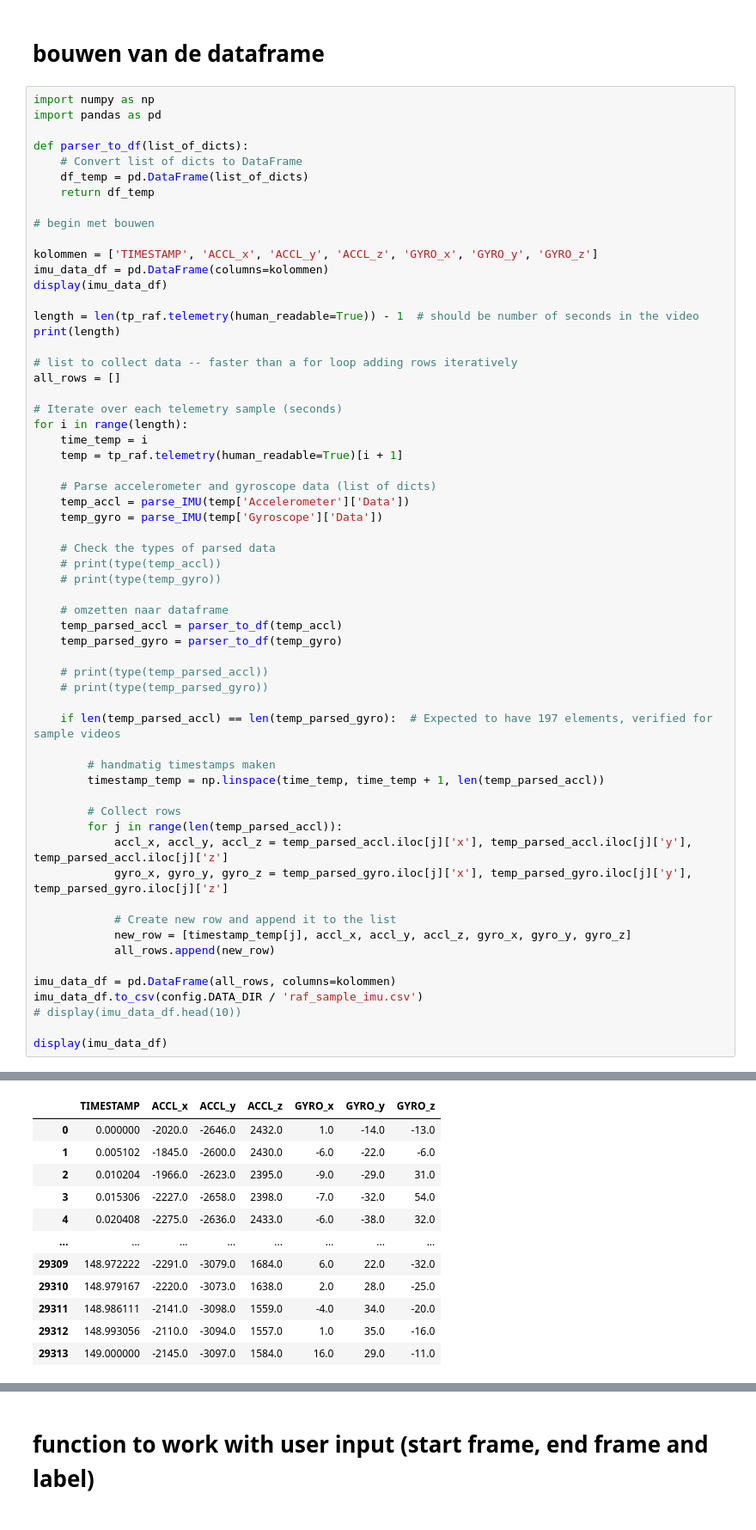
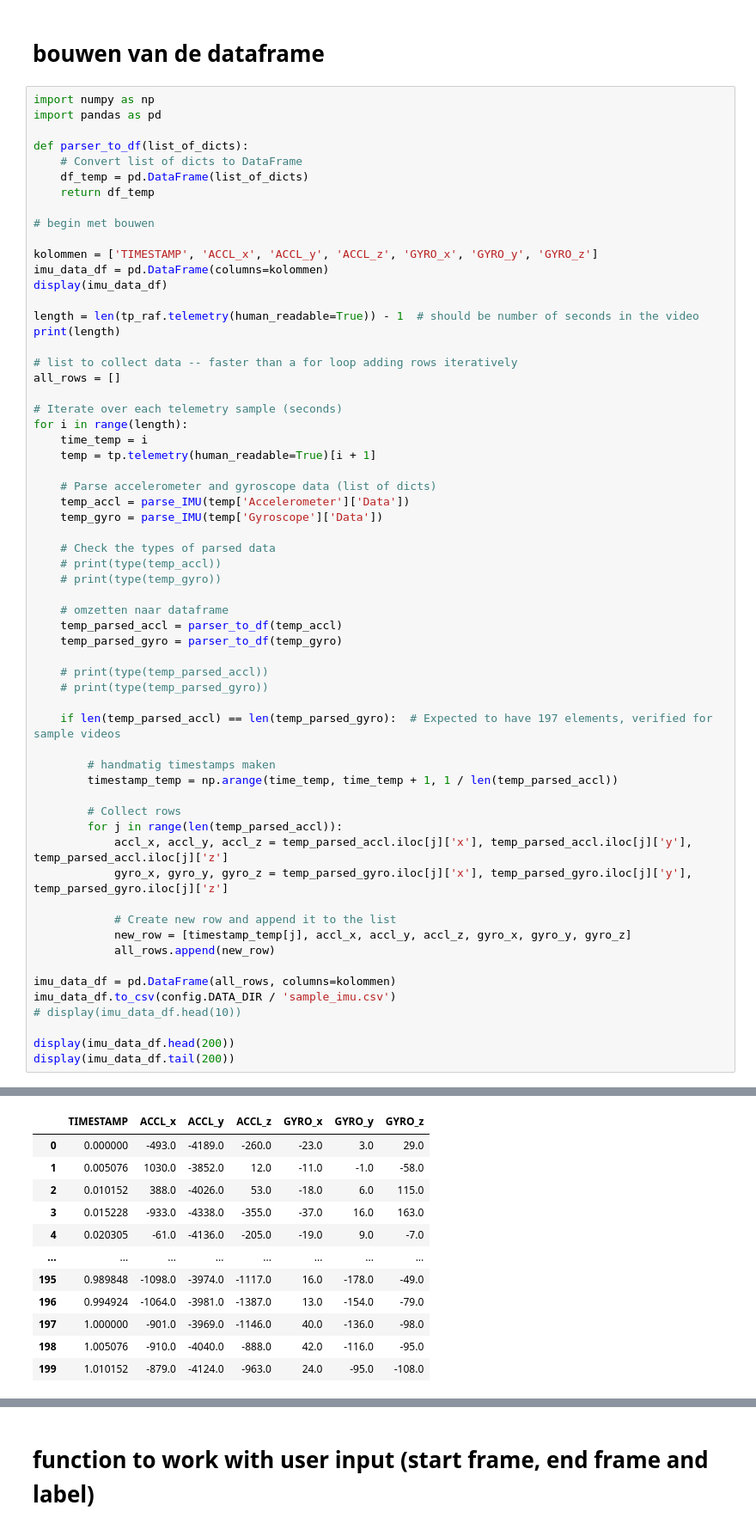
Before and after one commit to Interactive-Telemetry-for-Design/interactive-telemetry-for-design, a Jupyter notebook: notebooks/gpmf_extraction.ipynb, the cells around one changed output, grey strips where cells are left out. Shown at 86% size. Drawn from its saved outputs; the diff is of its cells as text.

Commit message:
fixed linspace to arange
stupid numpy

```diff
--- a/notebooks/gpmf_extraction.ipynb
+++ b/notebooks/gpmf_extraction.ipynb
@@ -116,7 +116,7 @@ all_rows = []
 # Iterate over each telemetry sample (seconds)
 for i in range(length):
     time_temp = i
-    temp = tp_raf.telemetry(human_readable=True)[i + 1]
+    temp = tp.telemetry(human_readable=True)[i + 1]
 
     # Parse accelerometer and gyroscope data (list of dicts)
     temp_accl = parse_IMU(temp['Accelerometer']['Data'])
@@ -126,44 +126,45 @@ for i in range(length):
     # print(type(temp_accl))
     # print(type(temp_gyro))
 
     # omzetten naar dataframe
     temp_parsed_accl = parser_to_df(temp_accl)
     temp_parsed_gyro = parser_to_df(temp_gyro)
 
     # print(type(temp_parsed_accl))
     # print(type(temp_parsed_gyro))
 
     if len(temp_parsed_accl) == len(temp_parsed_gyro):  # Expected to have 197 elements, verified for sample videos
 
         # handmatig timestamps maken
-        timestamp_temp = np.linspace(time_temp, time_temp + 1, len(temp_parsed_accl))
+        timestamp_temp = np.arange(time_temp, time_temp + 1, 1 / len(temp_parsed_accl))
 
         # Collect rows
         for j in range(len(temp_parsed_accl)):
             accl_x, accl_y, accl_z = temp_parsed_accl.iloc[j]['x'], temp_parsed_accl.iloc[j]['y'], temp_parsed_accl.iloc[j]['z']
             gyro_x, gyro_y, gyro_z = temp_parsed_gyro.iloc[j]['x'], temp_parsed_gyro.iloc[j]['y'], temp_parsed_gyro.iloc[j]['z']
 
             # Create new row and append it to the list
             new_row = [timestamp_temp[j], accl_x, accl_y, accl_z, gyro_x, gyro_y, gyro_z]
             all_rows.append(new_row)
 
 imu_data_df = pd.DataFrame(all_rows, columns=kolommen)
-imu_data_df.to_csv(config.DATA_DIR / 'raf_sample_imu.csv')
+imu_data_df.to_csv(config.DATA_DIR / 'sample_imu.csv')
 # display(imu_data_df.head(10))
 
-display(imu_data_df)
+display(imu_data_df.head(200))
+display(imu_data_df.tail(200))
 # %% [output]
 |  | TIMESTAMP | ACCL_x | ACCL_y | ACCL_z | GYRO_x | GYRO_y | GYRO_z |
 149
 |  | TIMESTAMP | ACCL_x | ACCL_y | ACCL_z | GYRO_x | GYRO_y | GYRO_z |
-| 0 | 0.000000 | -2020.0 | -2646.0 | 2432.0 | 1.0 | -14.0 | -13.0 |
-| 1 | 0.005102 | -1845.0 | -2600.0 | 2430.0 | -6.0 | -22.0 | -6.0 |
-| 2 | 0.010204 | -1966.0 | -2623.0 | 2395.0 | -9.0 | -29.0 | 31.0 |
-| 3 | 0.015306 | -2227.0 | -2658.0 | 2398.0 | -7.0 | -32.0 | 54.0 |
-| 4 | 0.020408 | -2275.0 | -2636.0 | 2433.0 | -6.0 | -38.0 | 32.0 |
+| 0 | 0.000000 | -493.0 | -4189.0 | -260.0 | -23.0 | 3.0 | 29.0 |
+| 1 | 0.005076 | 1030.0 | -3852.0 | 12.0 | -11.0 | -1.0 | -58.0 |
+| 2 | 0.010152 | 388.0 | -4026.0 | 53.0 | -18.0 | 6.0 | 115.0 |
+| 3 | 0.015228 | -933.0 | -4338.0 | -355.0 | -37.0 | 16.0 | 163.0 |
+| 4 | 0.020305 | -61.0 | -4136.0 | -205.0 | -19.0 | 9.0 | -7.0 |
 | ... | ... | ... | ... | ... | ... | ... | ... |
-| 29309 | 148.972222 | -2291.0 | -3079.0 | 1684.0 | 6.0 | 22.0 | -32.0 |
-| 29310 | 148.979167 | -2220.0 | -3073.0 | 1638.0 | 2.0 | 28.0 | -25.0 |
-| 29311 | 148.986111 | -2141.0 | -3098.0 | 1559.0 | -4.0 | 34.0 | -20.0 |
-| 29312 | 148.993056 | -2110.0 | -3094.0 | 1557.0 | 1.0 | 35.0 | -16.0 |
-| 29313 | 149.000000 | -2145.0 | -3097.0 | 1584.0 | 16.0 | 29.0 | -11.0 |
+| 195 | 0.989848 | -1098.0 | -3974.0 | -1117.0 | 16.0 | -178.0 | -49.0 |
+| 196 | 0.994924 | -1064.0 | -3981.0 | -1387.0 | 13.0 | -154.0 | -79.0 |
+| 197 | 1.000000 | -901.0 | -3969.0 | -1146.0 | 40.0 | -136.0 | -98.0 |
+| 198 | 1.005076 | -910.0 | -4040.0 | -888.0 | 42.0 | -116.0 | -95.0 |
+| 199 | 1.010152 | -879.0 | -4124.0 | -963.0 | 24.0 | -95.0 | -108.0 |
```
Also changed, not shown: parts of 2 cells of this notebook.
